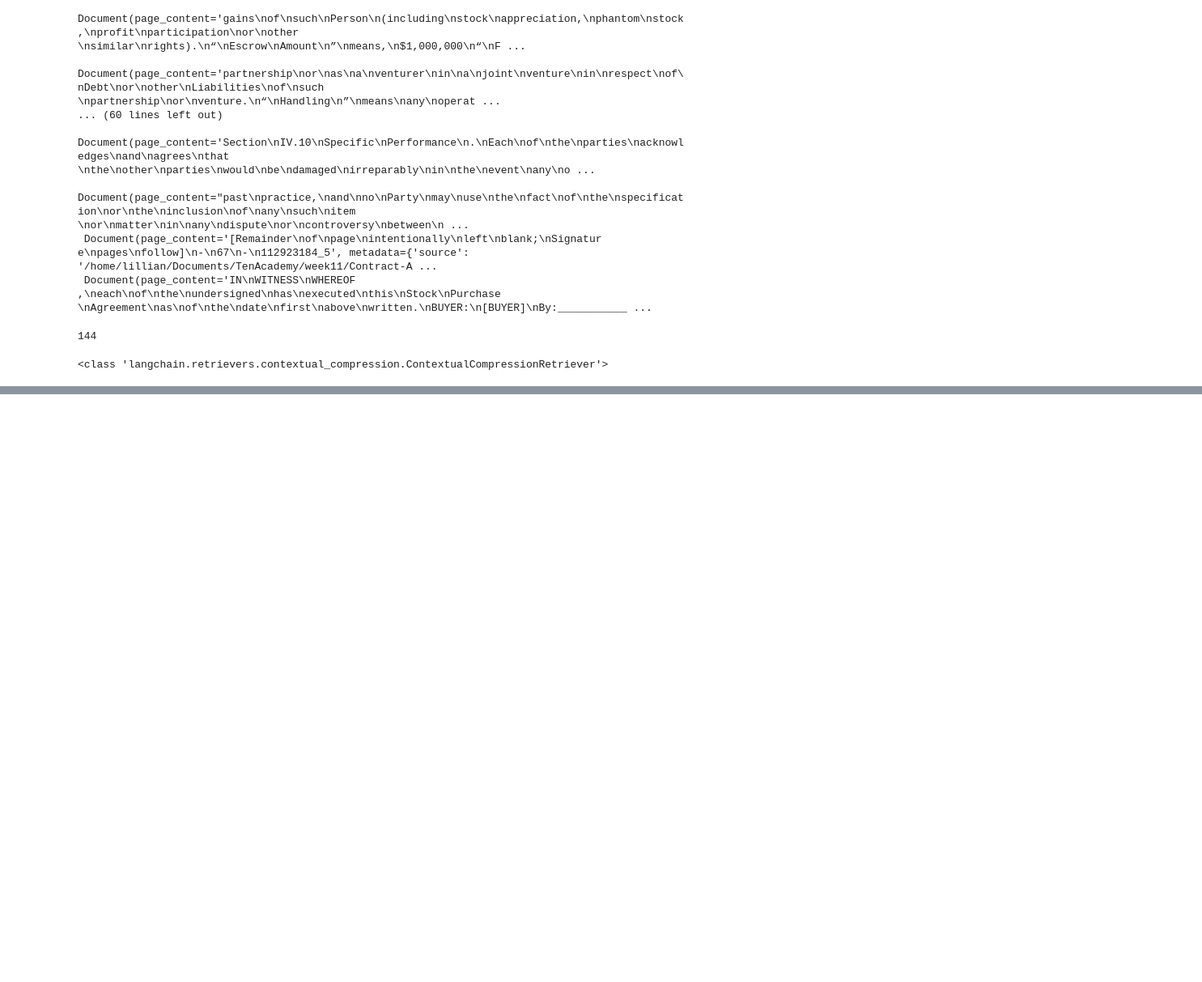
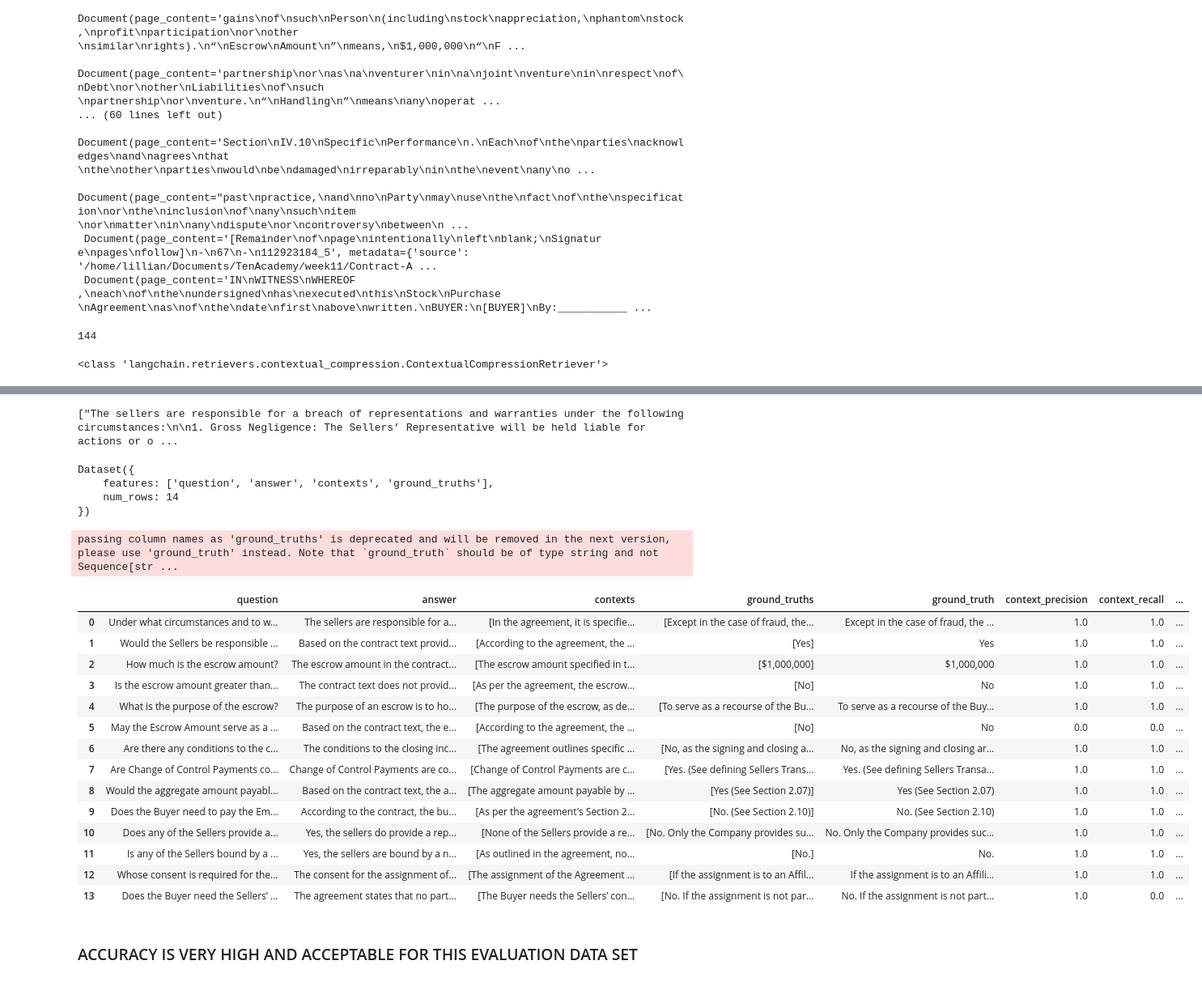
Before and after one commit to lillianassefa/Contract-AI-Chatbot, a Jupyter notebook: backend/notebooks/final-rag-pipline.ipynb, the cells around one changed output, grey strips where cells are left out. Shown: that part at 81% size. Cells and saved outputs as stored; diff of their text form; code cells hidden in the pictures; blank space fills up the shorter version.

```diff
--- a/backend/notebooks/rag-pipline.ipynb
+++ b/backend/notebooks/final-rag-pipline.ipynb
@@ -178,0 +407,3 @@ answer
+# %%
+ground_truth_list = [[g] for g in ground_truth]
+print(ground_truth_list)
@@ -178,0 +435,65 @@ answer
+# %%
+answer_list = [a for a in answers]
+print(answer_list)
+# %% [output]
+["The sellers are responsible for a breach of representations and warranties under the following circumstances:\n\n1. Gross Negligence: The Sellers’ Representative will be held liable for actions or o ...
+# %%
+from datasets import Dataset
+data = {
+    "question": question_list, # list
+    "answer": answer_list, # list
+    "contexts": context_list, # list list
+    "ground_truths": ground_truth_list # list Lists
+}
+
+# Convert dict to dataset
+dataset = Dataset.from_dict(data)
+print(dataset)
+# %% [output]
+Dataset({
+    features: ['question', 'answer', 'contexts', 'ground_truths'],
+    num_rows: 14
+})
+# %%
+from ragas import evaluate
+from ragas.metrics import (
+    faithfulness,
+    answer_relevancy,
+    context_recall,
+    context_precision,
+)
+
+result = evaluate(
+    dataset = dataset,
+    metrics=[
+        context_precision,
+        context_recall,
+        faithfulness,
+        answer_relevancy,
+
+    ],
+)
+
+df = result.to_pandas()
+# %% [output]
+passing column names as 'ground_truths' is deprecated and will be removed in the next version, please use 'ground_truth' instead. Note that `ground_truth` should be of type string and not Sequence[str ...
+# %%
+df
+# %% [output]
+|  | question | answer | contexts | ground_truths | ground_truth | context_precision | context_recall | ... |
+| 0 | Under what circumstances and to w... | The sellers are responsible for a... | [In the agreement, it is specifie... | [Except in the case of fraud, the... | Except in the case of fraud, the ... | 1.0 | 1.0 | ... |
+| 1 | Would the Sellers be responsible ... | Based on the contract text provid... | [According to the agreement, the ... | [Yes] | Yes | 1.0 | 1.0 | ... |
+| 2 | How much is the escrow amount? | The escrow amount in the contract... | [The escrow amount specified in t... | [$1,000,000] | $1,000,000 | 1.0 | 1.0 | ... |
+| 3 | Is the escrow amount greater than... | The contract text does not provid... | [As per the agreement, the escrow... | [No] | No | 1.0 | 1.0 | ... |
+| 4 | What is the purpose of the escrow? | The purpose of an escrow is to ho... | [The purpose of the escrow, as de... | [To serve as a recourse of the Bu... | To serve as a recourse of the Buy... | 1.0 | 1.0 | ... |
+| 5 | May the Escrow Amount serve as a ... | Based on the contract text, the e... | [According to the agreement, the ... | [No] | No | 0.0 | 0.0 | ... |
+| 6 | Are there any conditions to the c... | The conditions to the closing inc... | [The agreement outlines specific ... | [No, as the signing and closing a... | No, as the signing and closing ar... | 1.0 | 1.0 | ... |
+| 7 | Are Change of Control Payments co... | Change of Control Payments are co... | [Change of Control Payments are c... | [Yes. (See defining Sellers Trans... | Yes. (See defining Sellers Transa... | 1.0 | 1.0 | ... |
+| 8 | Would the aggregate amount payabl... | Based on the contract text, the a... | [The aggregate amount payable by ... | [Yes (See Section 2.07)] | Yes (See Section 2.07) | 1.0 | 1.0 | ... |
+| 9 | Does the Buyer need to pay the Em... | According to the contract, the bu... | [As per the agreement's Section 2... | [No. (See Section 2.10)] | No. (See Section 2.10) | 1.0 | 1.0 | ... |
+| 10 | Does any of the Sellers provide a... | Yes, the sellers do provide a rep... | [None of the Sellers provide a re... | [No. Only the Company provides su... | No. Only the Company provides suc... | 1.0 | 1.0 | ... |
+| 11 | Is any of the Sellers bound by a ... | Yes, the sellers are bound by a n... | [As outlined in the agreement, no... | [No.] | No. | 1.0 | 1.0 | ... |
+| 12 | Whose consent is required for the... | The consent for the assignment of... | [The assignment of the Agreement ... | [If the assignment is to an Affil... | If the assignment is to an Affili... | 1.0 | 1.0 | ... |
+| 13 | Does the Buyer need the Sellers’ ... | The agreement states that no part... | [The Buyer needs the Sellers’ con... | [No. If the assignment is not par... | No. If the assignment is not part... | 1.0 | 0.0 | ... |
+# %% [markdown]
+### ACCURACY IS VERY HIGH AND ACCEPTABLE FOR THIS EVALUATION DATA SET
```
Also changed, not shown: parts of 49 cells of this notebook, 1 other file.
